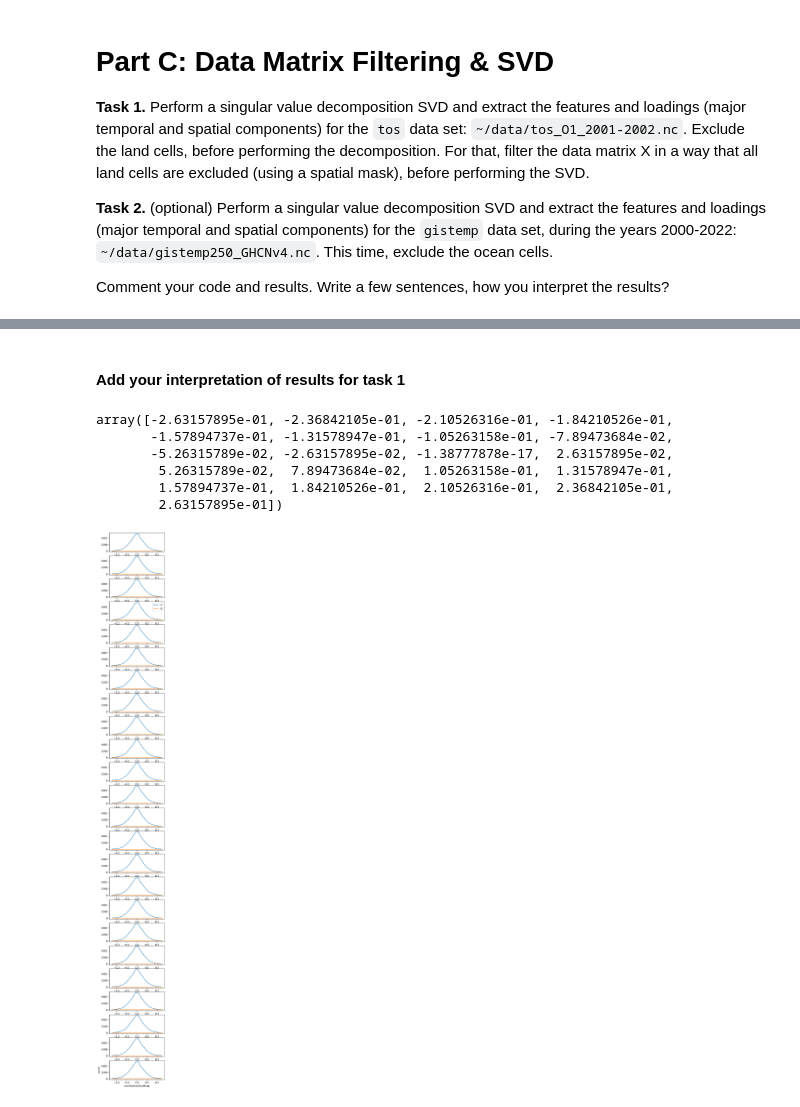
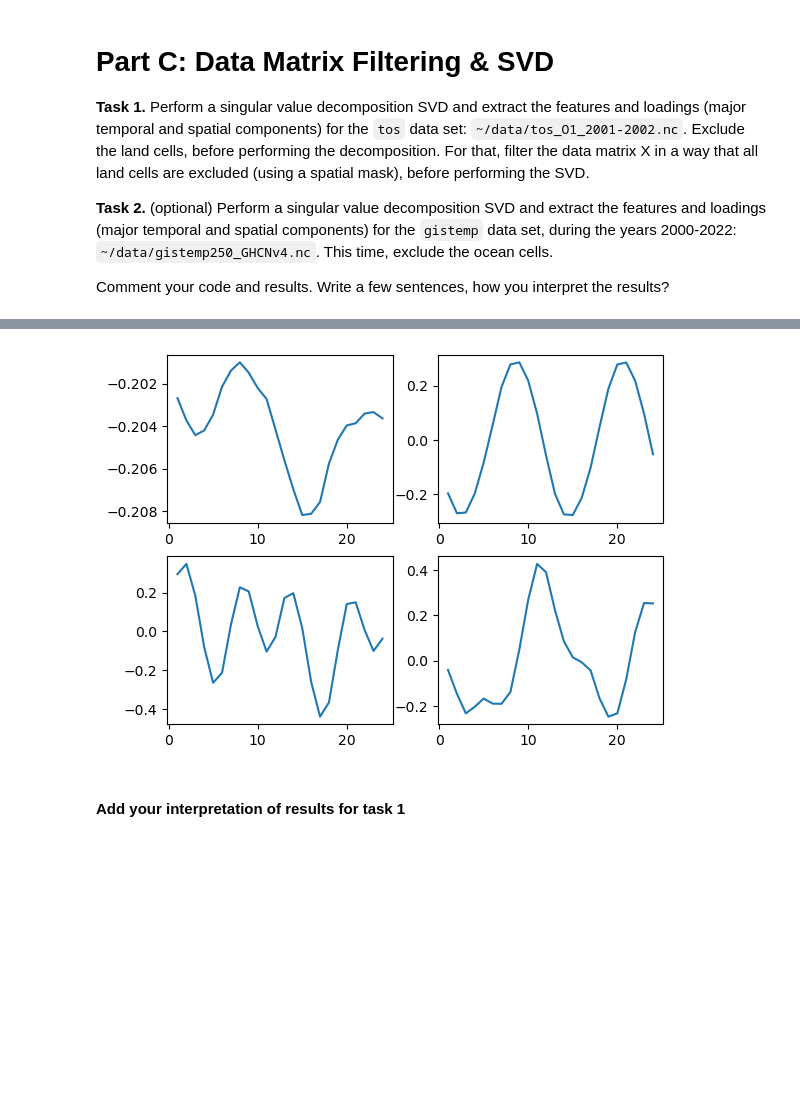
Before and after one commit to nazmul0310/geosf22_huda, a Jupyter notebook: E08_PointsInARegion_update.ipynb, the cells around one changed output, grey strips where cells are left out. Saved outputs shown, nothing was run; the diff lists cells and outputs as text; code cells hidden in the pictures; blank space fills up the shorter version.

```diff
--- a/E08_PointsInARegion_update.ipynb
+++ b/E08_PointsInARegion_update.ipynb
@@ -438,30 +493,10 @@ plt.show()
+# %%
+fig,axs = plt.subplots(2,2)
+axs = axs.reshape(-1)
+for j in range(4):
+    V = vT[j,:]
+    im = axs[j].plot(range(1,len(V)+1),V)
+# %% [output]
+[figure, added]
 # %% [markdown]
 #### Add your interpretation of results for task 1
-# %%
-# retrieving historgrams of the loadings V
-# split historgram into dogs and cats
-
-plt.rcParams['figure.figsize'] = [4, 40]
-plt.rcParams.update({'font.size': 10})
-xbin = np.linspace(-0.25,0.25,20)
-xbin_edges = np.append(xbin,xbin[-1]+(xbin[1]-xbin[0])) - (xbin[1]-xbin[0])/2
-fig,axs = plt.subplots(24,1)
-for j in range(24):
-    pdf1 = np.histogram(V[j,:180],bins=xbin_edges)[0]
-    pdf2 = np.histogram(V[j,180:],bins=xbin_edges)[0]
-    axs[j].plot(xbin,pdf1,label ='A')
-    axs[j].plot(xbin,pdf2,label ='B')
-    if j==3:
-        axs[j].legend()
-        plt.xlabel('correlations/loadings')
-        plt.ylabel('count')
-
-xbin_edges
-# %% [output]
-array([-2.63157895e-01, -2.36842105e-01, -2.10526316e-01, -1.84210526e-01,
-       -1.57894737e-01, -1.31578947e-01, -1.05263158e-01, -7.89473684e-02,
-       -5.26315789e-02, -2.63157895e-02, -1.38777878e-17,  2.63157895e-02,
-        5.26315789e-02,  7.89473684e-02,  1.05263158e-01,  1.31578947e-01,
-        1.57894737e-01,  1.84210526e-01,  2.10526316e-01,  2.36842105e-01,
-        2.63157895e-01])
-[figure, removed]
```
Also changed, not shown: parts of 12 cells of this notebook, 2 other files.
